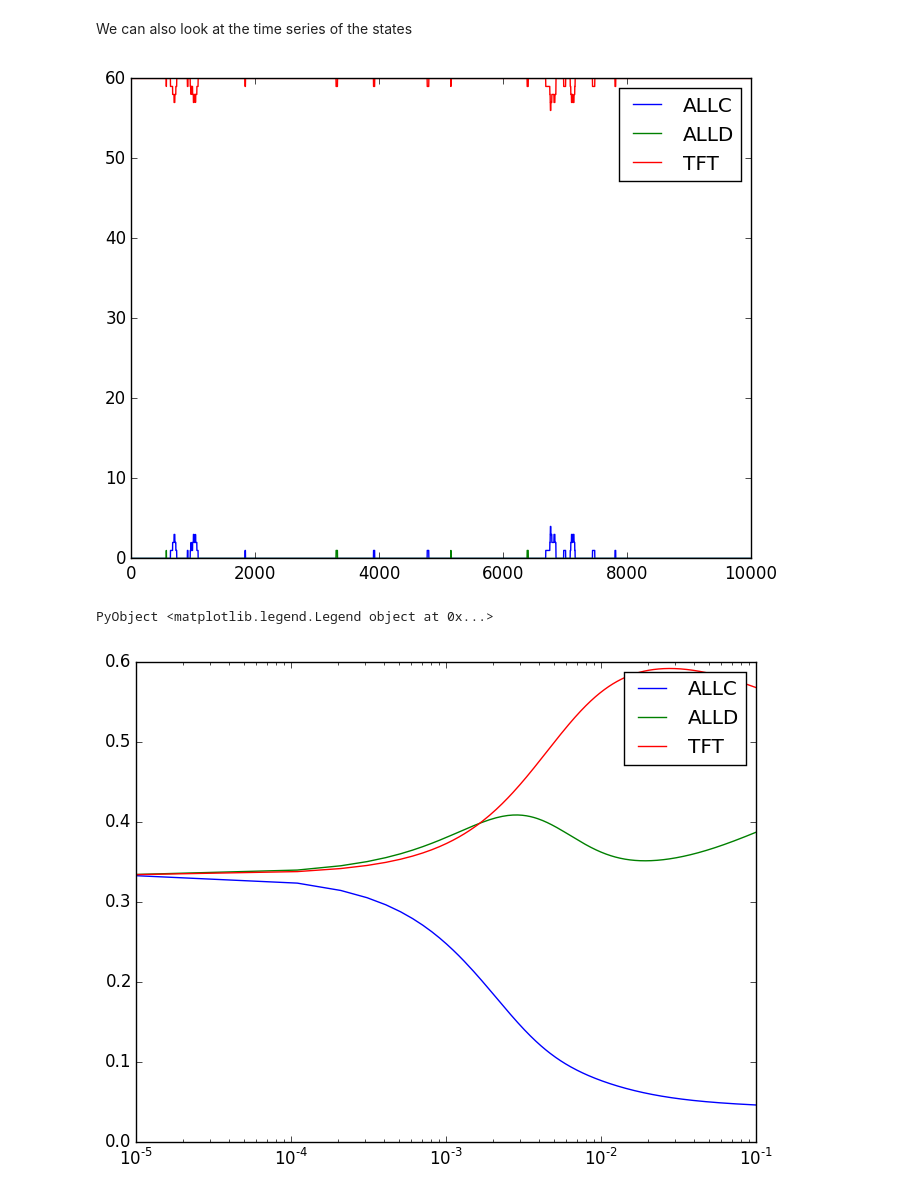
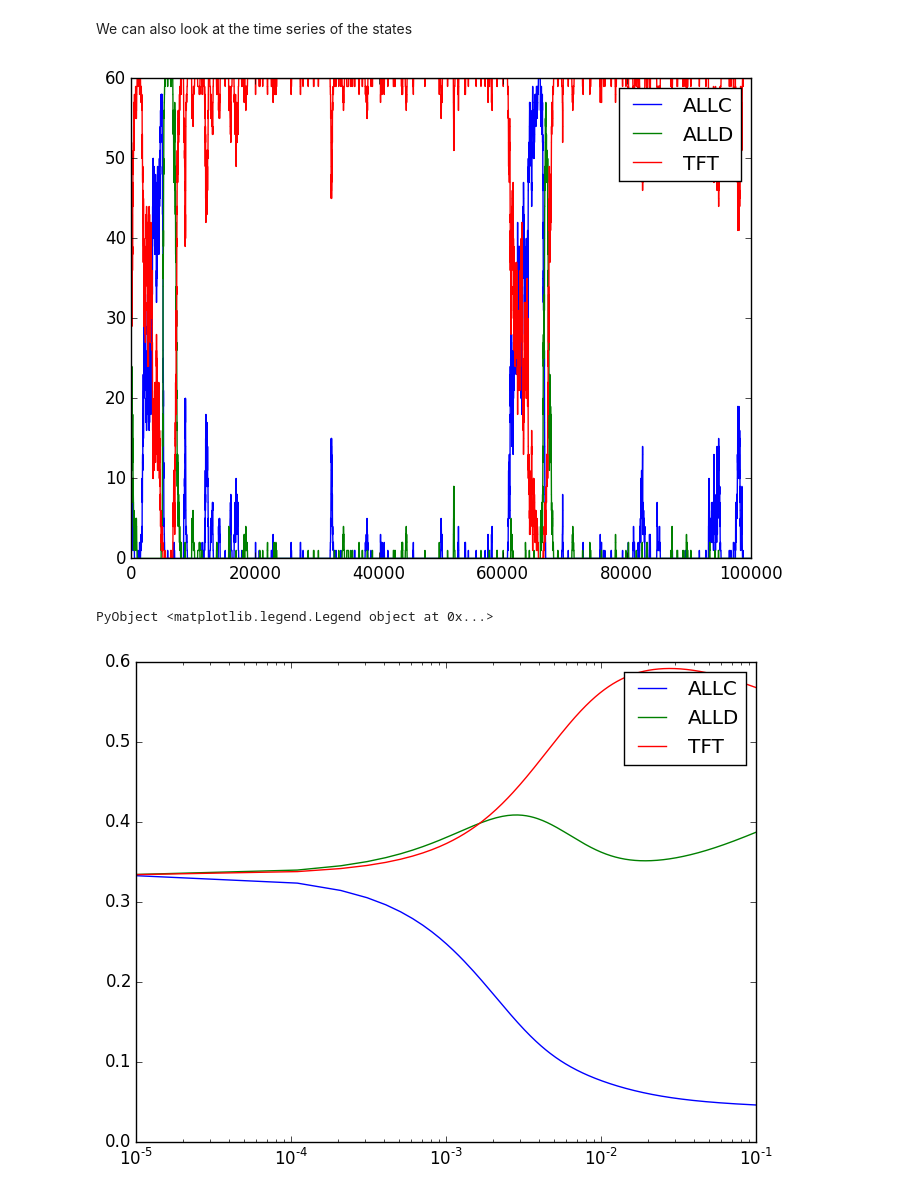
Before and after one commit to computationalevolutionarydynamics/Jedy.jl, a Jupyter notebook: notebooks/Finite Populations.ipynb, the cells around one changed output. Saved outputs shown, nothing was run; the diff lists cells and outputs as text; code cells hidden in the pictures.

```diff
--- a/notebooks/Finite Populations.ipynb
+++ b/notebooks/Finite Populations.ipynb
@@ -103,15 +105,15 @@ PyObject <matplotlib.collections.PolyCollection object at 0x...>
 We can also look at the time series of the states
 # %%
 # Generate a timeseries
-n = 10000 # Number of iterations
+n = 100000 # Number of iterations
 timeSeries = generateTimeSeries(n, dilemmaProcess)
 x = 1:n
 plot(x, timeSeries[:,1])
 plot(x, timeSeries[:,2])
 plot(x, timeSeries[:,3])
 legend(dilemmaProcess.game.strategies)
 # %% [output]
-[figure, old version]
+[figure, new version]
 PyObject <matplotlib.legend.Legend object at 0x...>
 # %%
 startVal = 1e-5
```
Also changed, not shown: parts of 2 cells of this notebook.
